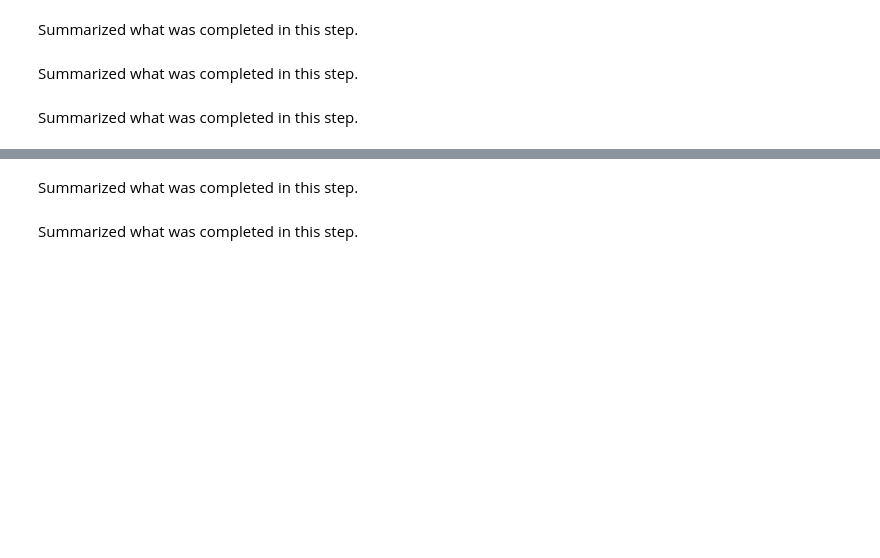
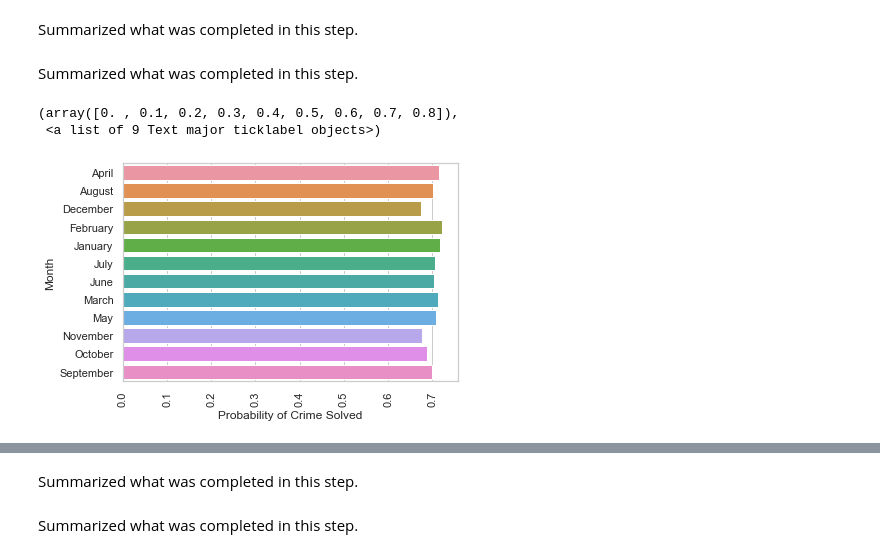
Before and after one commit to pretttyvo/ML1-Visualization-and-Data-Preprocessing, a Jupyter notebook: Lab 1/Jupyter Notebooks/Template.ipynb, the cells around one changed output, grey strips where cells are left out. Saved outputs shown, nothing was run; the diff lists cells and outputs as text; code cells hidden in the pictures; blank space fills up the shorter version.

```diff
--- a/Lab 1/Jupyter Notebooks/Template.ipynb
+++ b/Lab 1/Jupyter Notebooks/Template.ipynb
@@ -853,2 +689,9 @@ Summarized what was completed in this step.
-# %% [markdown]
-Summarized what was completed in this step.
+# %%
+month_solved_series=df.groupby(['Month','Crime Solved'])['Record ID'].count()/df.groupby(['Month'])['Record ID'].count()
+month_solved_df=month_solved_series.reset_index()
+sns.barplot(y='Month',x='Record ID', data=month_solved_df[month_solved_df['Crime Solved']==1],orient='h').set_xlabel('Probability of Crime Solved')
+plt.xticks(rotation=90)
+# %% [output]
+(array([0. , 0.1, 0.2, 0.3, 0.4, 0.5, 0.6, 0.7, 0.8]),
+ <a list of 9 Text major ticklabel objects>)
+[figure, added]
```
Also changed, not shown: parts of 31 cells of this notebook.
